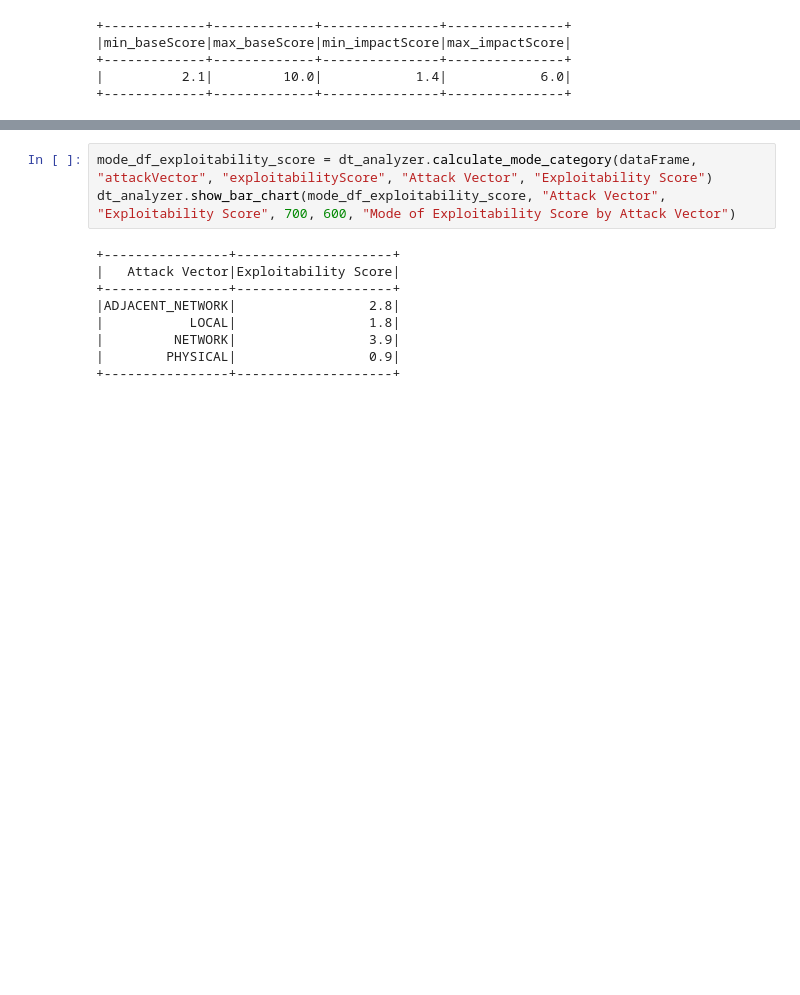
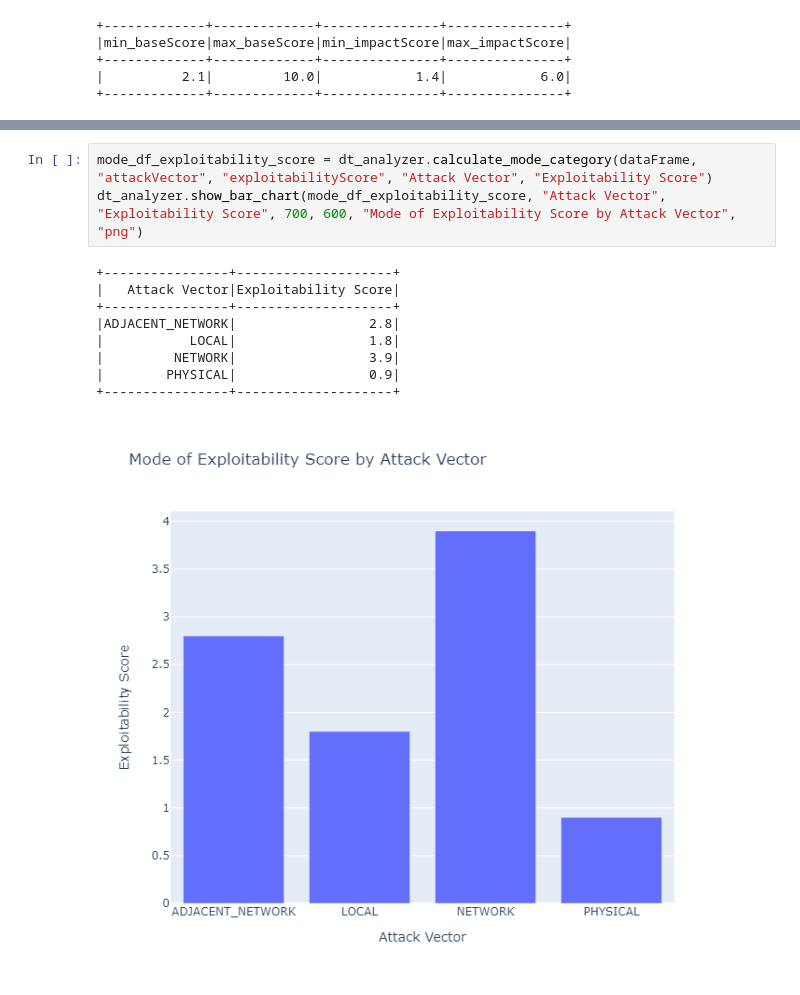
Before and after one commit to XvXAdrienXvX/VMAnalytics, a Jupyter notebook: Notebooks/demo.ipynb, the cells around one changed output, grey strips where cells are left out. Drawn from its saved outputs; the diff is of its cells as text; blank space fills up the shorter version.

```diff
--- a/Notebooks/demo.ipynb
+++ b/Notebooks/demo.ipynb
@@ -62,14 +64,15 @@ dt_analyzer.show_bar_chart(mode_df_impact_score, "Attack Vector", "Impact Score"
 # %%
 mode_df_exploitability_score = dt_analyzer.calculate_mode_category(dataFrame, "attackVector", "exploitabilityScore", "Attack Vector", "Exploitability Score")
-dt_analyzer.show_bar_chart(mode_df_exploitability_score, "Attack Vector", "Exploitability Score", 700, 600, "Mode of Exploitability Score by Attack Vector")
+dt_analyzer.show_bar_chart(mode_df_exploitability_score, "Attack Vector", "Exploitability Score", 700, 600, "Mode of Exploitability Score by Attack Vector", "png")
 # %% [output]
 +----------------+--------------------+
 |   Attack Vector|Exploitability Score|
 +----------------+--------------------+
 |ADJACENT_NETWORK|                 2.8|
 |           LOCAL|                 1.8|
 |         NETWORK|                 3.9|
 |        PHYSICAL|                 0.9|
 +----------------+--------------------+
+[figure, added]
 # %%
 mean_df_base_score = dt_analyzer.calculate_mean_category(dataFrame, "attackVector", "baseScore", "Attack Vector", "Base Score")
```
Also changed, not shown: parts of 10 cells of this notebook.
